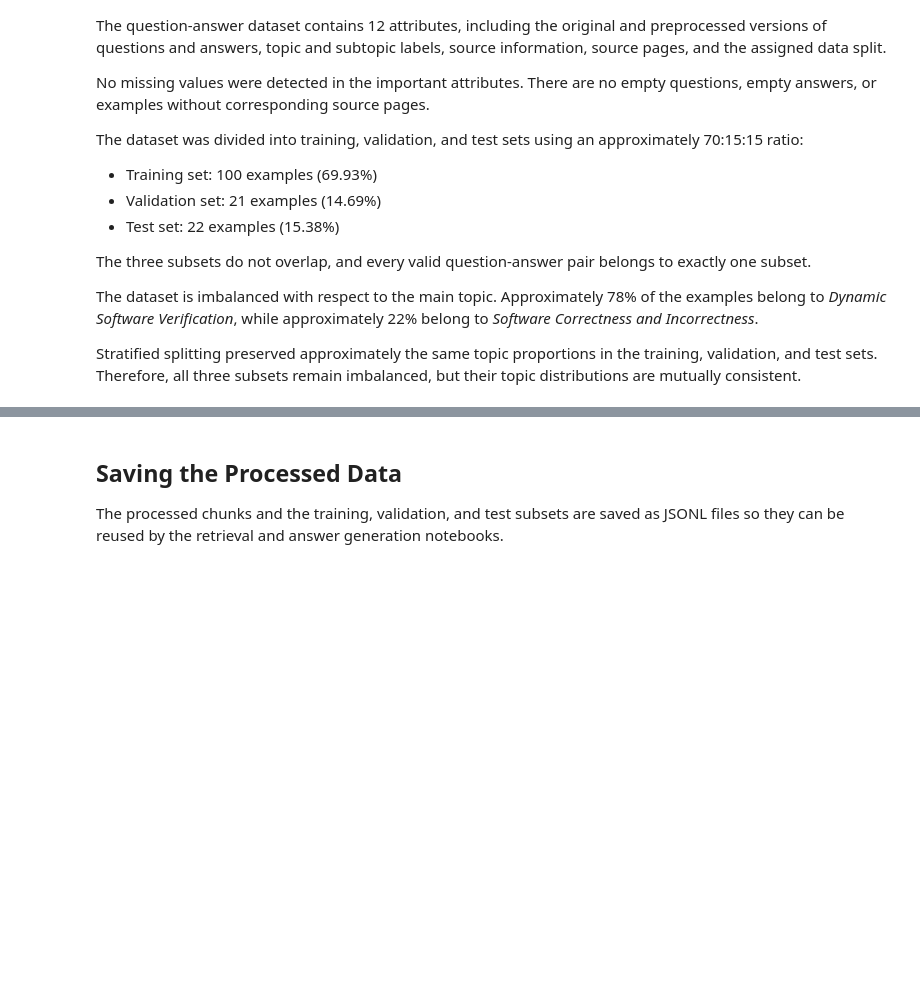
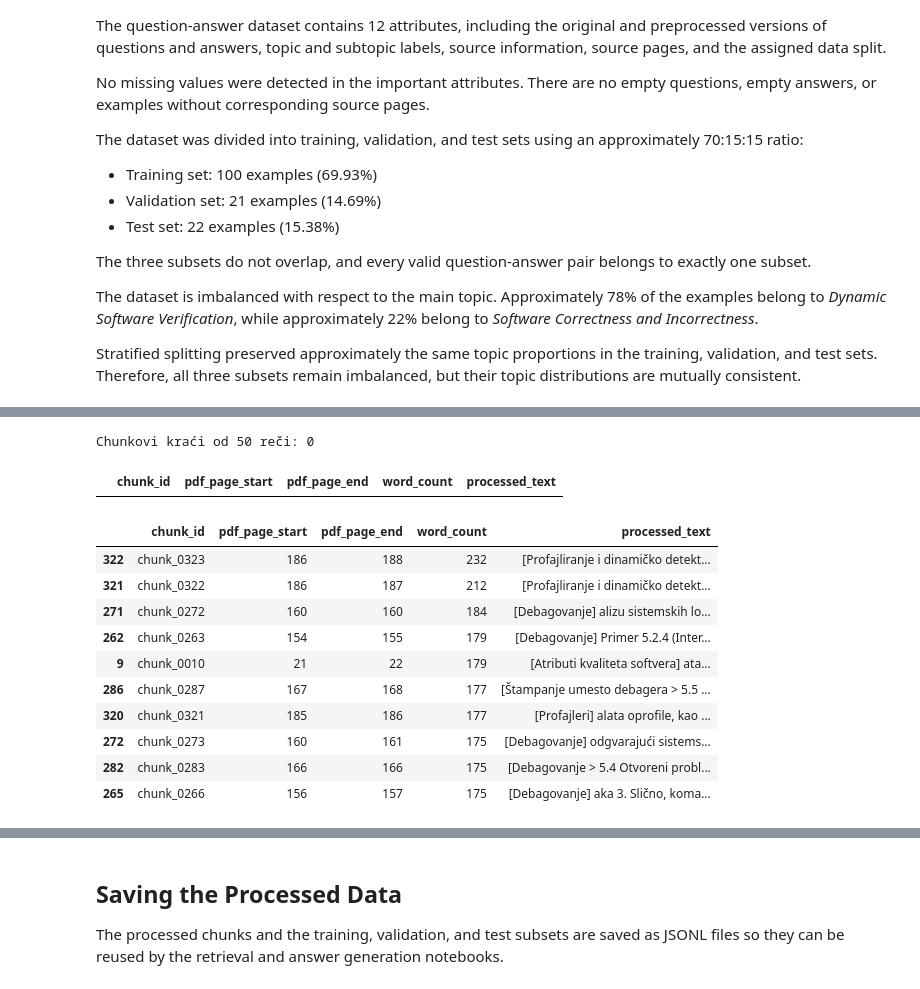
Before and after one commit to anjaanjaa10/Student-Question-Answering-from-Course-Materials, a Jupyter notebook: 03_proccessingSplitting.ipynb, the cells around one changed output, grey strips where cells are left out. Saved outputs shown, nothing was run; the diff lists cells and outputs as text; code cells hidden in the pictures; blank space fills up the shorter version.

```diff
--- a/03_proccessingSplitting.ipynb
+++ b/03_proccessingSplitting.ipynb
@@ -580,0 +715,57 @@ Stratified splitting preserved approximately the same topic proportions in the t
+# %%
+SHORT_CHUNK_THRESHOLD = 50
+
+short_chunks = chunks_df[
+    chunks_df["word_count"] < SHORT_CHUNK_THRESHOLD
+]
+
+print(
+    f"Chunkovi kraći od {SHORT_CHUNK_THRESHOLD} reči: "
+    f"{len(short_chunks)}"
+)
+# %% [output]
+Chunkovi kraći od 50 reči: 0
+# %%
+short_chunks[
+    [
+        "chunk_id",
+        "pdf_page_start",
+        "pdf_page_end",
+        "word_count",
+        "processed_text"
+    ]
+].head(10)
+# %% [output]
+|  | chunk_id | pdf_page_start | pdf_page_end | word_count | processed_text |
+# %%
+longest_chunks = (
+    chunks_df
+    .sort_values(
+        "word_count",
+        ascending=False
+    )
+    [
+        [
+            "chunk_id",
+            "pdf_page_start",
+            "pdf_page_end",
+            "word_count",
+            "processed_text"
+        ]
+    ]
+    .head(10)
+)
+
+longest_chunks
+# %% [output]
+|  | chunk_id | pdf_page_start | pdf_page_end | word_count | processed_text |
+| 322 | chunk_0323 | 186 | 188 | 232 | [Profajliranje i dinamičko detekt... |
+| 321 | chunk_0322 | 186 | 187 | 212 | [Profajliranje i dinamičko detekt... |
+| 271 | chunk_0272 | 160 | 160 | 184 | [Debagovanje] alizu sistemskih lo... |
+| 262 | chunk_0263 | 154 | 155 | 179 | [Debagovanje] Primer 5.2.4 (Inter... |
+| 9 | chunk_0010 | 21 | 22 | 179 | [Atributi kvaliteta softvera] ata... |
+| 286 | chunk_0287 | 167 | 168 | 177 | [Štampanje umesto debagera > 5.5 ... |
+| 320 | chunk_0321 | 185 | 186 | 177 | [Profajleri] alata oprofile, kao ... |
+| 272 | chunk_0273 | 160 | 161 | 175 | [Debagovanje] odgvarajući sistems... |
+| 282 | chunk_0283 | 166 | 166 | 175 | [Debagovanje > 5.4 Otvoreni probl... |
+| 265 | chunk_0266 | 156 | 157 | 175 | [Debagovanje] aka 3. Slično, koma... |
```
Also changed, not shown: parts of 12 cells of this notebook, 1 other file.
